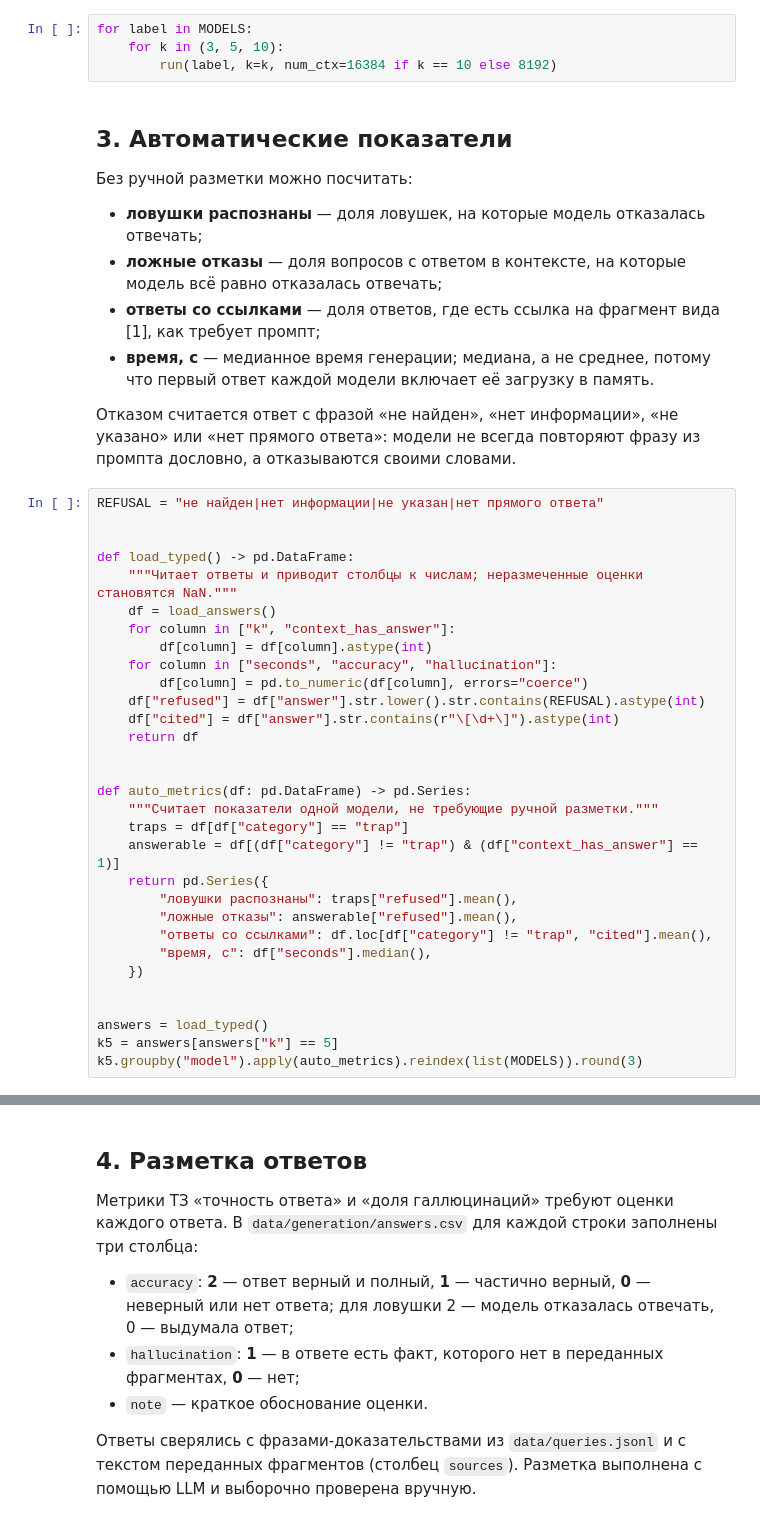
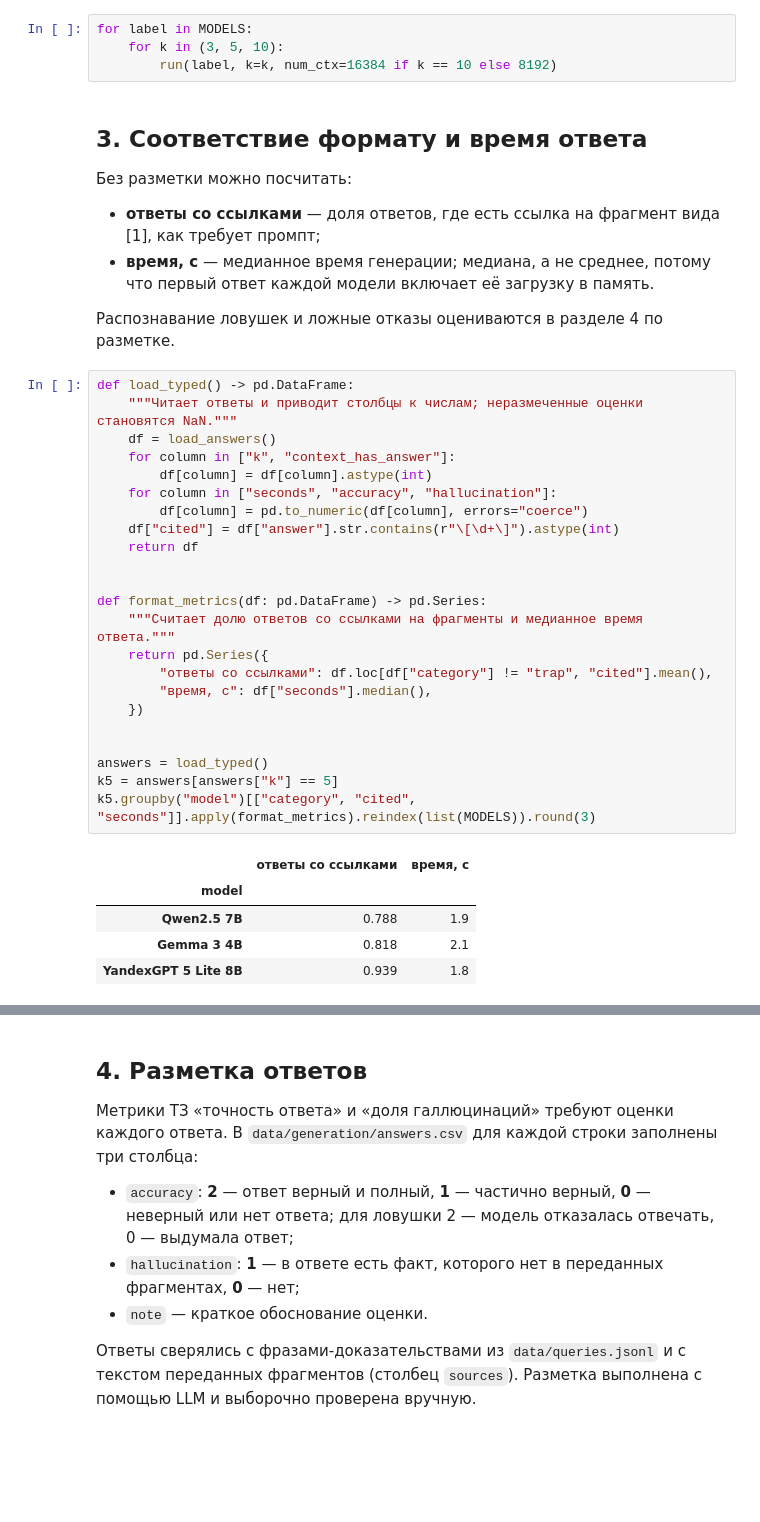
Before and after one commit to stwz13/gasoline-blending-rag, a Jupyter notebook: notebooks/generation.ipynb, the cells around one changed output, grey strips where cells are left out. Cells and saved outputs as stored; diff of their text form; blank space fills up the shorter version.

```diff
--- a/notebooks/generation.ipynb
+++ b/notebooks/generation.ipynb
@@ -121,47 +134,43 @@ for label in MODELS:
     for k in (3, 5, 10):
         run(label, k=k, num_ctx=16384 if k == 10 else 8192)
 # %% [markdown]
-## 3. Автоматические показатели
+## 3. Соответствие формату и время ответа
 
-Без ручной разметки можно посчитать:
+Без разметки можно посчитать:
 
-- **ловушки распознаны** — доля ловушек, на которые модель отказалась отвечать;
-- **ложные отказы** — доля вопросов с ответом в контексте, на которые модель всё равно отказалась отвечать;
 - **ответы со ссылками** — доля ответов, где есть ссылка на фрагмент вида [1], как требует промпт;
 - **время, с** — медианное время генерации; медиана, а не среднее, потому что первый ответ каждой модели включает её загрузку в память.
 
-Отказом считается ответ с фразой «не найден», «нет информации», «не указано» или «нет прямого ответа»: модели не всегда повторяют фразу из промпта дословно, а отказываются своими словами.
+Распознавание ловушек и ложные отказы оцениваются в разделе 4 по разметке.
 # %%
-REFUSAL = "не найден|нет информации|не указан|нет прямого ответа"
-
-
 def load_typed() -> pd.DataFrame:
     """Читает ответы и приводит столбцы к числам; неразмеченные оценки становятся NaN."""
     df = load_answers()
     for column in ["k", "context_has_answer"]:
         df[column] = df[column].astype(int)
     for column in ["seconds", "accuracy", "hallucination"]:
         df[column] = pd.to_numeric(df[column], errors="coerce")
-    df["refused"] = df["answer"].str.lower().str.contains(REFUSAL).astype(int)
     df["cited"] = df["answer"].str.contains(r"\[\d+\]").astype(int)
     return df
 
 
-def auto_metrics(df: pd.DataFrame) -> pd.Series:
-    """Считает показатели одной модели, не требующие ручной разметки."""
-    traps = df[df["category"] == "trap"]
-    answerable = df[(df["category"] != "trap") & (df["context_has_answer"] == 1)]
+def format_metrics(df: pd.DataFrame) -> pd.Series:
+    """Считает долю ответов со ссылками на фрагменты и медианное время ответа."""
     return pd.Series({
-        "ловушки распознаны": traps["refused"].mean(),
-        "ложные отказы": answerable["refused"].mean(),
         "ответы со ссылками": df.loc[df["category"] != "trap", "cited"].mean(),
         "время, с": df["seconds"].median(),
     })
 
 
 answers = load_typed()
 k5 = answers[answers["k"] == 5]
-k5.groupby("model").apply(auto_metrics).reindex(list(MODELS)).round(3)
+k5.groupby("model")[["category", "cited", "seconds"]].apply(format_metrics).reindex(list(MODELS)).round(3)
+# %% [output]
+|  | ответы со ссылками | время, с |
+| model |  |  |
+| Qwen2.5 7B | 0.788 | 1.9 |
+| Gemma 3 4B | 0.818 | 2.1 |
+| YandexGPT 5 Lite 8B | 0.939 | 1.8 |
 # %%
 print("Доля вопросов, у которых ответ есть в 5 переданных фрагментах:")
 answerable = k5[k5["category"] != "trap"].drop_duplicates("query_id")
```
Also changed, not shown: parts of 11 cells of this notebook, 2 other files.
